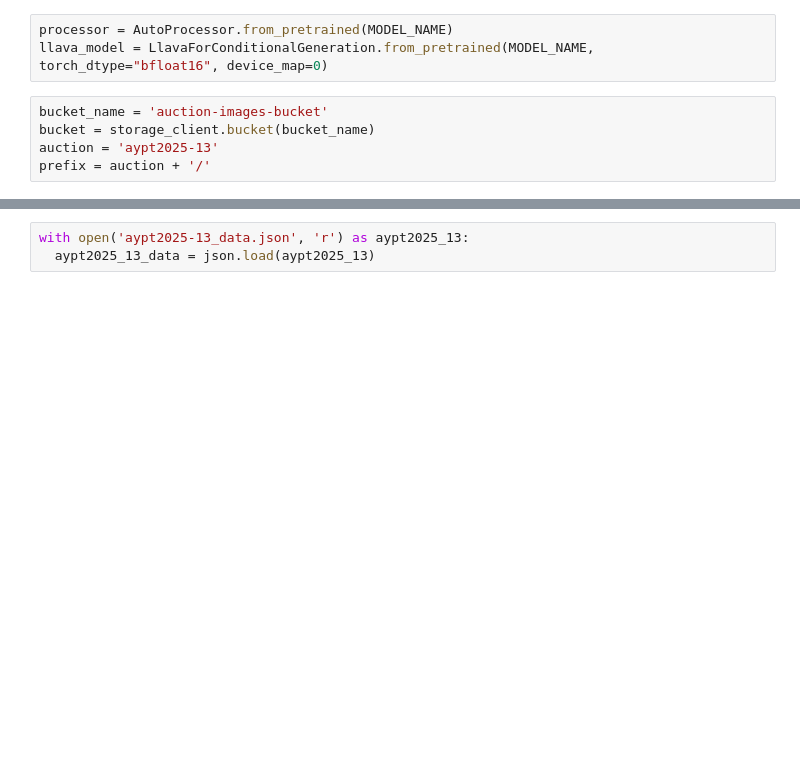
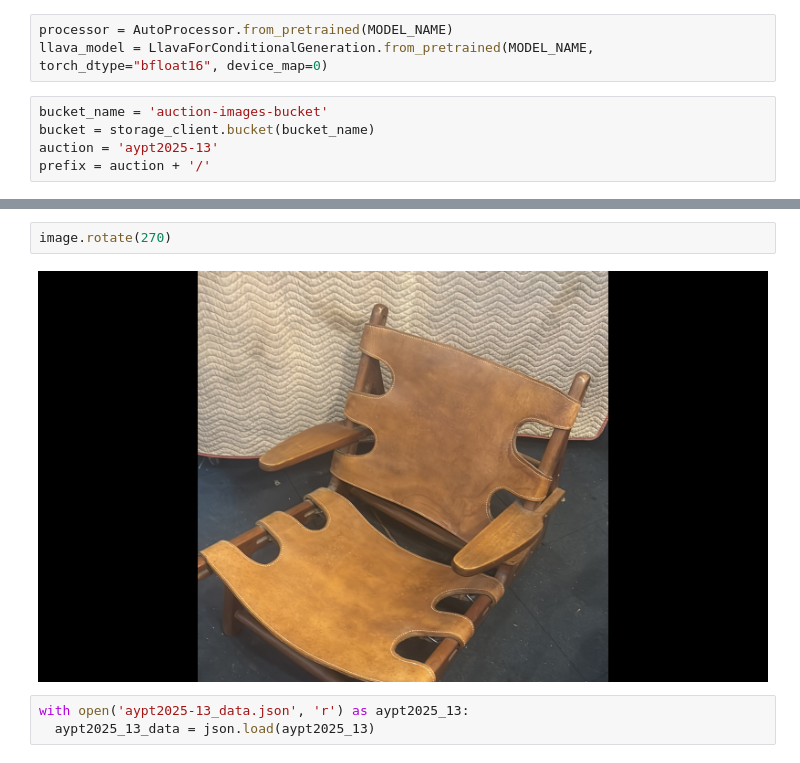
Before and after one commit to DevJGraham/vlm-image-to-description-generator, a Jupyter notebook: full_pipeline.ipynb, the cells around one changed output, grey strips where cells are left out. Cells and saved outputs as stored; diff of their text form; blank space fills up the shorter version.

Commit message:
Display test image

```diff
--- a/full_pipeline.ipynb
+++ b/full_pipeline.ipynb
@@ -73,3 +71,7 @@ downloading as bytes
+# %%
+image.rotate(270)
+# %% [output]
+[figure, added]
 # %%
 with open('aypt2025-13_data.json', 'r') as aypt2025_13:
   aypt2025_13_data = json.load(aypt2025_13)
```
Also changed, not shown: parts of 1 cell of this notebook.
